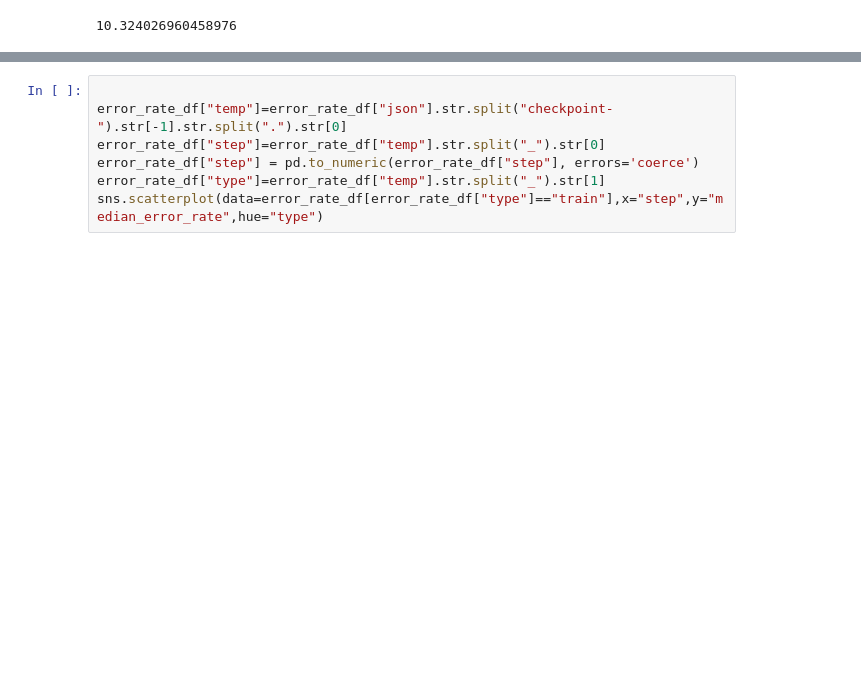
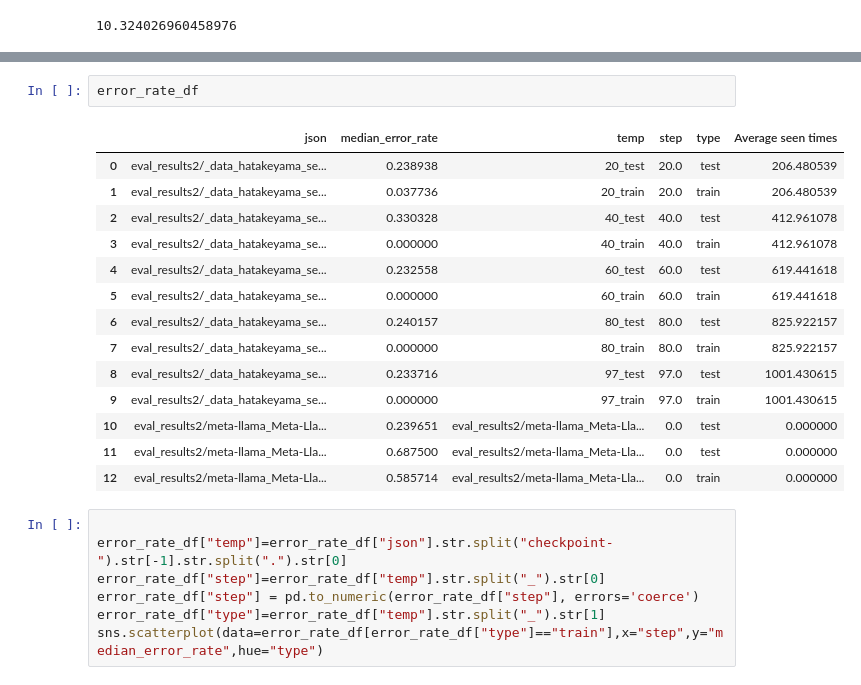
Before and after one commit to KanHatakeyama/self-chem-learn-llm, a Jupyter notebook: 0924split_train_test/analyze_evaluation.ipynb, the cells around one changed output, grey strips where cells are left out. Saved outputs shown, nothing was run; the diff lists cells and outputs as text; blank space fills up the shorter version.

```diff
--- a/0924split_train_test/analyze_evaluation.ipynb
+++ b/0924split_train_test/analyze_evaluation.ipynb
@@ -170,3 +169,20 @@ augment_ratio
+# %%
+error_rate_df
+# %% [output]
+|  | json | median_error_rate | temp | step | type | Average seen times |
+| 0 | eval_results2/_data_hatakeyama_se... | 0.238938 | 20_test | 20.0 | test | 206.480539 |
+| 1 | eval_results2/_data_hatakeyama_se... | 0.037736 | 20_train | 20.0 | train | 206.480539 |
+| 2 | eval_results2/_data_hatakeyama_se... | 0.330328 | 40_test | 40.0 | test | 412.961078 |
+| 3 | eval_results2/_data_hatakeyama_se... | 0.000000 | 40_train | 40.0 | train | 412.961078 |
+| 4 | eval_results2/_data_hatakeyama_se... | 0.232558 | 60_test | 60.0 | test | 619.441618 |
+| 5 | eval_results2/_data_hatakeyama_se... | 0.000000 | 60_train | 60.0 | train | 619.441618 |
+| 6 | eval_results2/_data_hatakeyama_se... | 0.240157 | 80_test | 80.0 | test | 825.922157 |
+| 7 | eval_results2/_data_hatakeyama_se... | 0.000000 | 80_train | 80.0 | train | 825.922157 |
+| 8 | eval_results2/_data_hatakeyama_se... | 0.233716 | 97_test | 97.0 | test | 1001.430615 |
+| 9 | eval_results2/_data_hatakeyama_se... | 0.000000 | 97_train | 97.0 | train | 1001.430615 |
+| 10 | eval_results2/meta-llama_Meta-Lla... | 0.239651 | eval_results2/meta-llama_Meta-Lla... | 0.0 | test | 0.000000 |
+| 11 | eval_results2/meta-llama_Meta-Lla... | 0.687500 | eval_results2/meta-llama_Meta-Lla... | 0.0 | test | 0.000000 |
+| 12 | eval_results2/meta-llama_Meta-Lla... | 0.585714 | eval_results2/meta-llama_Meta-Lla... | 0.0 | train | 0.000000 |
 # %%
 
 error_rate_df["temp"]=error_rate_df["json"].str.split("checkpoint-").str[-1].str.split(".").str[0]
```
Also changed, not shown: parts of 2 cells of this notebook, 2 other files.
